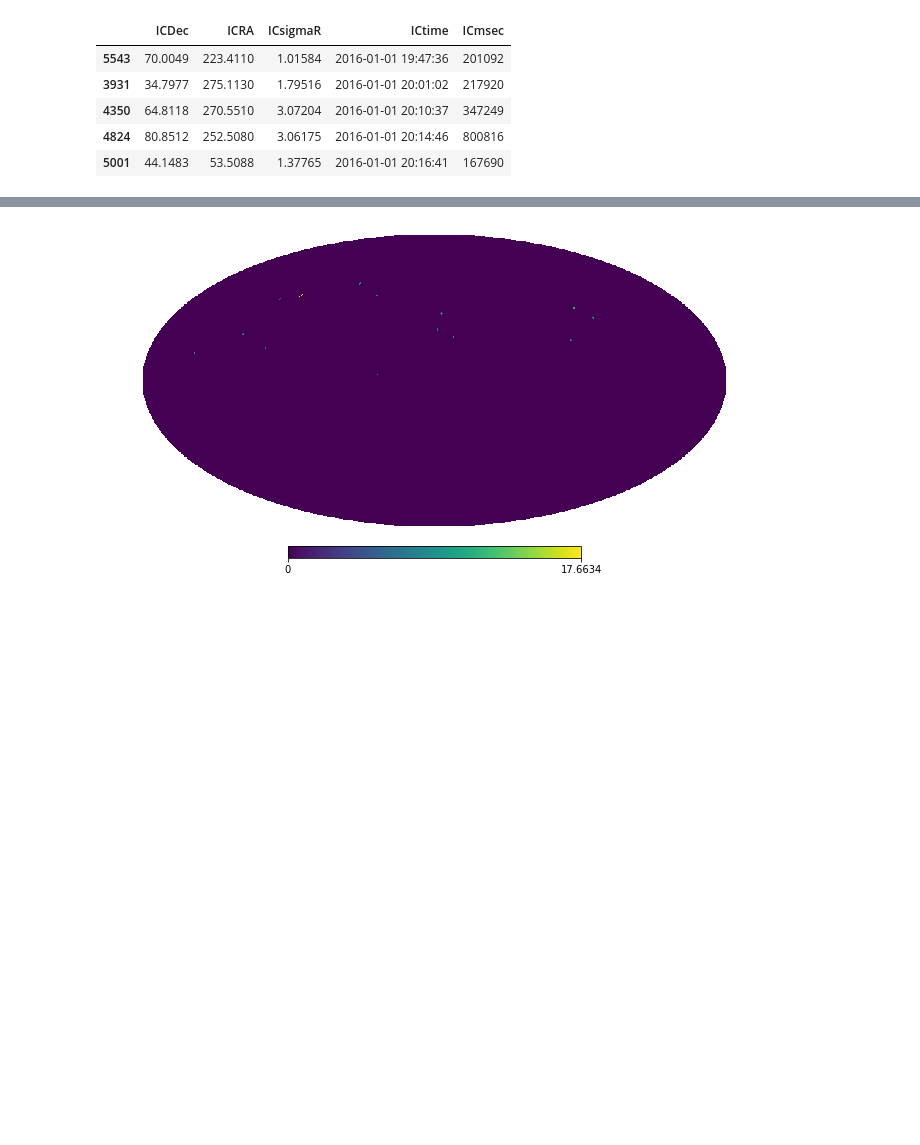
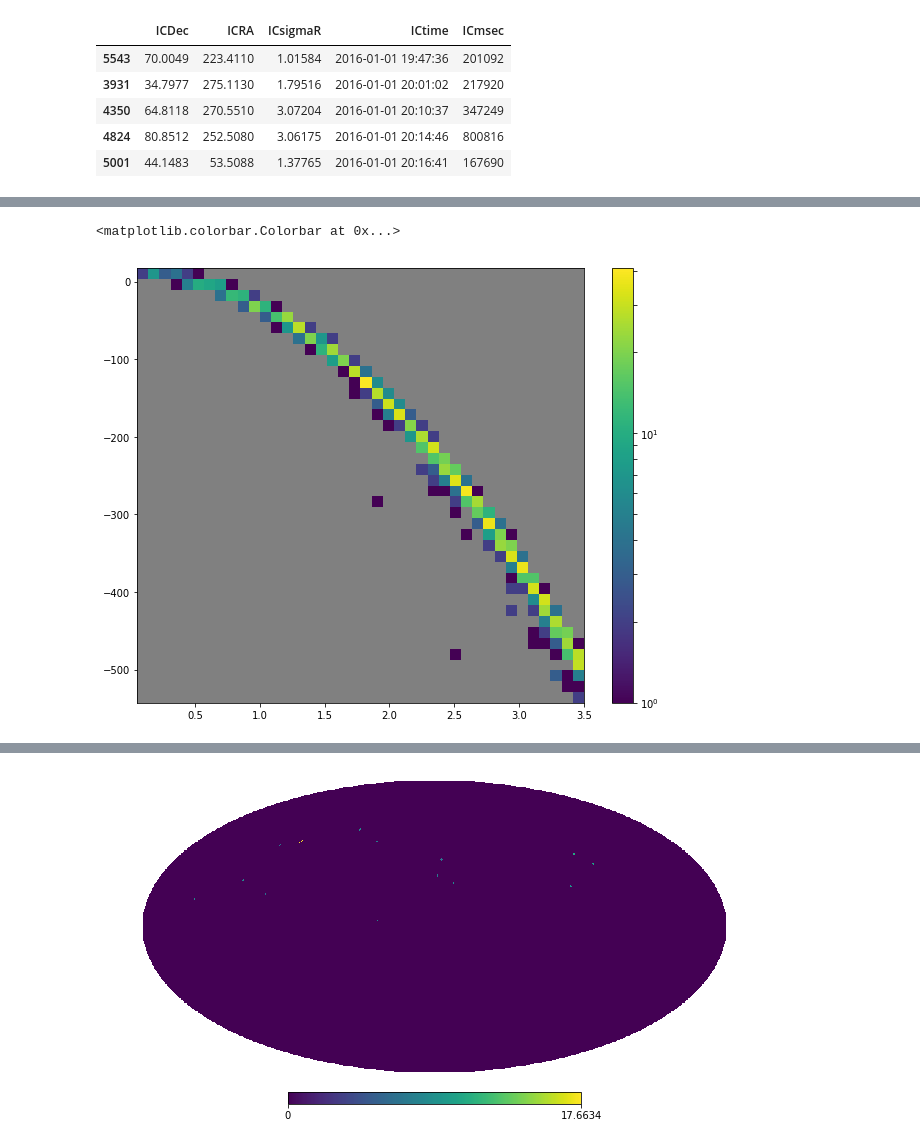
Before and after one commit to hayalaso/Analyses_AMON, a Jupyter notebook: HAWC_IC/multi_correlation_analysis.ipynb, the cells around one changed output, grey strips where cells are left out. Saved outputs shown, nothing was run; the diff lists cells and outputs as text; code cells hidden in the pictures; blank space fills up the shorter version.

Commit message:
added some extra plots to see llh as a function of some other variables

```diff
--- a/HAWC_IC/multi_correlation_analysis.ipynb
+++ b/HAWC_IC/multi_correlation_analysis.ipynb
@@ -32,6 +32,7 @@ def LLH1(dec1,ra1,dec2,ra2,sigma1,sigma2,sig):
     if ra_best < 0 : ra_best_report = ra_best + 360
     else : ra_best_report = ra_best
     dec_best = (dec1*sigma2**2+dec2*sigma1**2)/(sigma1**2+sigma2**2)
+    sigma = 1/(1/sigma1**2+1/sigma2**2)
     #llh1 = ((ra_best-ra1)**2+(dec_best-dec1)**2)/(2*sigma1**2) + \
           #2*np.log(sigma1) + ((ra_best-ra2)**2+(dec_best-dec2)**2)/(2*sigma2**2) + \
           #2*np.log(sigma2) - np.log(1-2*stats.norm.sf(abs(sig)))
@@ -40,7 +41,7 @@ def LLH1(dec1,ra1,dec2,ra2,sigma1,sigma2,sig):
            -np.log(2*np.pi*sigma2)/2 - ((ra_best-ra2)**2+(dec_best-dec2)**2)/(2*sigma2**2)\
            + sig**2
 
-    return [dec_best, ra_best_report,llh]
+    return [dec_best, ra_best_report,llh,np.sqrt(sigma)]
 
 def LLH2(dec1,ra1,dec2,ra2,sigma1,sigma2,sig):
     sigma2 = 0.11#abs(random.normal(0.11,0.03)) #change HAWC sigmaR to be distributed around 0.1 for now
@@ -60,7 +61,7 @@ def LLH2(dec1,ra1,dec2,ra2,sigma1,sigma2,sig):
     sigmap2 = 1/(1/sigma1**2 + 1/sigma2**2)
     dth = spcang(ra1,ra2,dec1,dec2)
     llh = -np.log(2*np.pi*sigmap2)/2 - dth**2/(2*sigmap2) + sig**2
-    return [dec_best, ra_best,llh]
+    return [dec_best, ra_best,llh,np.sqrt(sigmap2)]
 
 def LLH3(dec1,ra1,dec2,ra2,sig1,sig2,sig):
     dst = spcang(ra1 , ra2, dec1, dec2)
@@ -88,7 +89,7 @@ def LLH3(dec1,ra1,dec2,ra2,sig1,sig2,sig):
     if ra_best < 0 : ra_best = ra_best + 360
     else : ra_best = ra_best
     llh = -np.log(2*np.pi*sig0)/2 - dst**2/(2*sig0) + sig**2
-    return [dec_best, ra_best, llh]
+    return [dec_best, ra_best, llh,np.sqrt(sig0)]
 
 def spcang_trange_llh1 (dfic, dfh, minspc):
     data_list = []
@@ -106,12 +107,12 @@ def spcang_trange_llh1 (dfic, dfh, minspc):
                 llh_list = LLH1(ic.ICDec,ic.ICRA,h.HDec,h.HRA,ic.ICsigmaR,h.HsigmaR,h.Hsig)
                 data_list.append((ic.ICDec, ic.ICRA, ic.ICsigmaR, ic.ICtime,
                       h.HDec, h.HRA, h.HsigmaR, h.HTime_i, h.HTime_c, h.HTime_f,h.Hduration,h.Hsig, spc,
-                                  llh_list[0], llh_list[1], llh_list[2]))
+                                  llh_list[0], llh_list[1], llh_list[3], llh_list[2]))
             j+=1
         i+=1
     result = pd.DataFrame(data_list, columns=['ICDec', 'ICRA' ,'ICsigmaR' ,'ICtime',
                                               'HDec','HRA','HsigmaR','HTime_i','HTime_c','HTime_f','Hduration','Hsig',
-                                              'SpcAng','Best_fit_dec','Best_fit_ra','LLH'])
+                                              'SpcAng','Best_fit_dec','Best_fit_ra','Best_pos_err','LLH'])
     return result
 
 def spcang_trange_llh2 (dfic, dfh, minspc):
@@ -130,12 +131,12 @@ def spcang_trange_llh2 (dfic, dfh, minspc):
                 llh_list = LLH2(ic.ICDec,ic.ICRA,h.HDec,h.HRA,ic.ICsigmaR,h.HsigmaR,h.Hsig)
                 data_list.append((ic.ICDec, ic.ICRA, ic.ICsigmaR, ic.ICtime,
                       h.HDec, h.HRA, h.HsigmaR, h.HTime_i, h.HTime_c, h.HTime_f,h.Hduration,h.Hsig, spc,
-                                  llh_list[0], llh_list[1], llh_list[2]))
+                                  llh_list[0], llh_list[1], llh_list[3], llh_list[2]))
             j+=1
         i+=1
     result = pd.DataFrame(data_list, columns=['ICDec', 'ICRA' ,'ICsigmaR' ,'ICtime',
                                               'HDec','HRA','HsigmaR','HTime_i','HTime_c','HTime_f','Hduration','Hsig',
-                                              'SpcAng','Best_fit_dec','Best_fit_ra','LLH'])
+                                              'SpcAng','Best_fit_dec','Best_fit_ra','Best_pos_err','LLH'])
     return result
 
 def spcang_trange_llh3 (dfic, dfh, minspc):
@@ -157,12 +158,12 @@ def spcang_trange_llh3 (dfic, dfh, minspc):
                 llh_list = LLH3(ic.ICDec,ic.ICRA,h.HDec,h.HRA,ic.ICsigmaR,h.HsigmaR,h.Hsig)
                 data_list.append((ic.ICDec, ic.ICRA, ic.ICsigmaR, ic.ICtime,
                       h.HDec, h.HRA, h.HsigmaR, h.HTime_i, h.HTime_c, h.HTime_f,h.Hduration,h.Hsig, spc,
-                                  llh_list[0], llh_list[1], llh_list[2]))
+                                  llh_list[0], llh_list[1], llh_list[3], llh_list[2]))
             j+=1
         i+=1
     result = pd.DataFrame(data_list, columns=['ICDec', 'ICRA' ,'ICsigmaR' ,'ICtime',
                                               'HDec','HRA','HsigmaR','HTime_i','HTime_c','HTime_f','Hduration','Hsig',
-                                              'SpcAng','Best_fit_dec','Best_fit_ra','LLH'])
+                                              'SpcAng','Best_fit_dec','Best_fit_ra','Best_pos_err','LLH'])
     return result
 # %%
 #dfh = pd.read_csv("/Users/Azadeh/Desktop/related_amon/IC-HAWC/files/monthly_maps/HAWC-Jan16.csv")
@@ -249,0 +269,8 @@ xlabel(r'$\ln \, \lambda$',fontsize=16)
+# %%
+from matplotlib.colors import LogNorm
+hist2d(df_result3.SpcAng,df_result3.LLH,bins=40,norm=LogNorm())
+colorbar()
+#zscale('log')
+# %% [output]
+<matplotlib.colorbar.Colorbar at 0x...>
+[figure, added]
```
Also changed, not shown: parts of 6 cells of this notebook.
